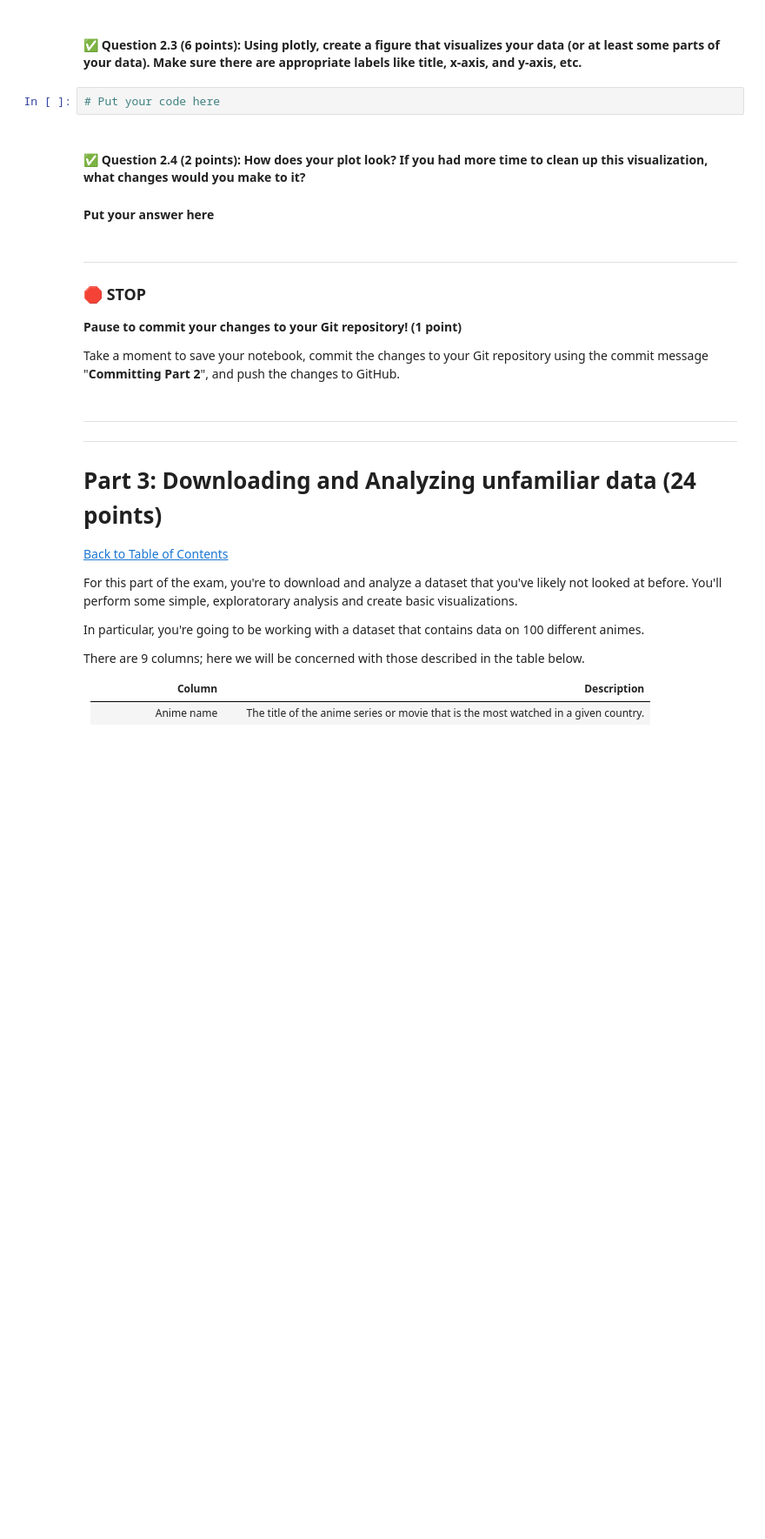
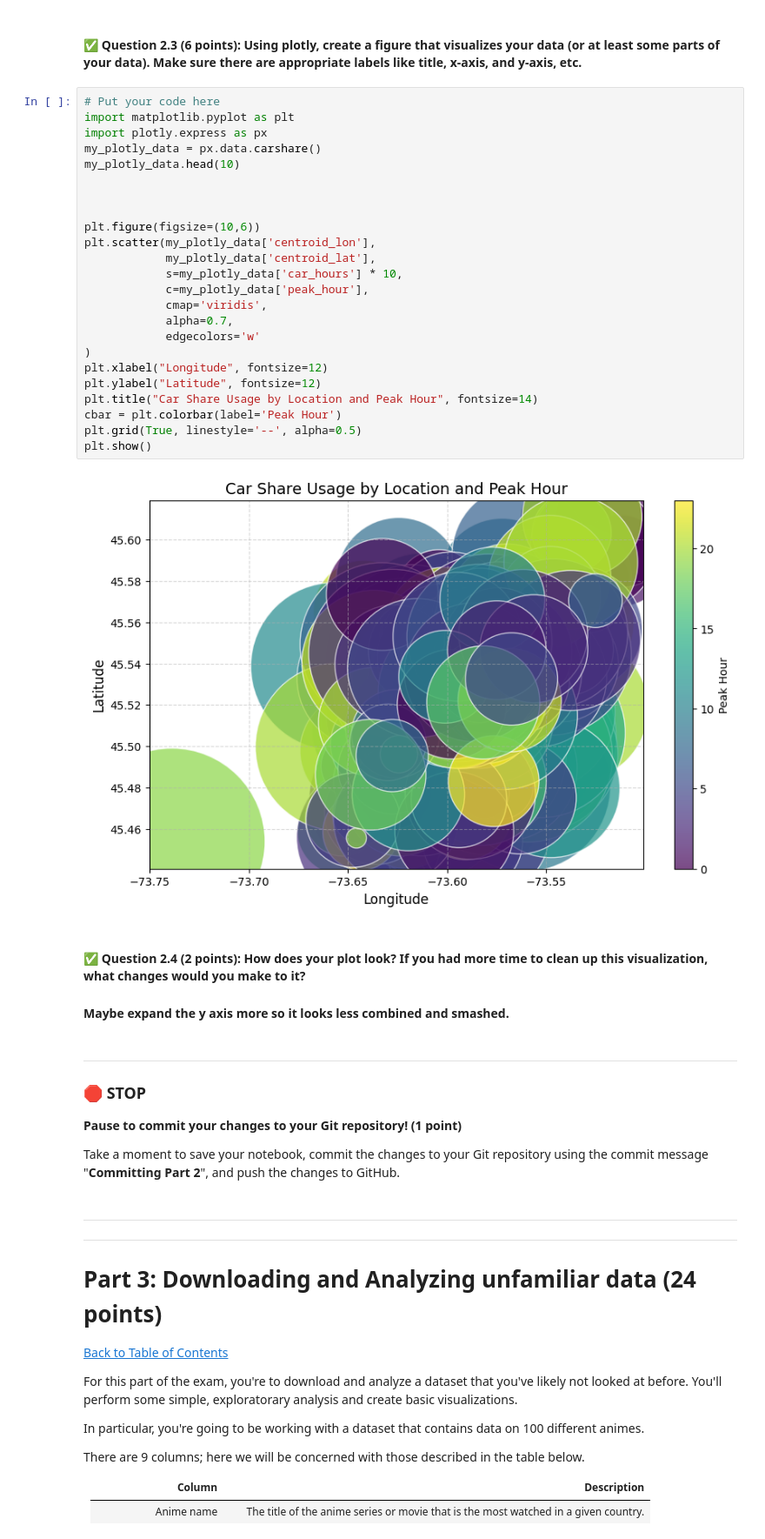
Before and after one commit to jared-evans14/cmse202-s25-turnin, a Jupyter notebook: exams/midterm/CMSE202-Midterm-Section002-JaredEvans.ipynb, the cells around one changed output. Shown at 87% size. Drawn from its saved outputs; the diff is of its cells as text; blank space fills up the shorter version.

```diff
--- a/exams/midterm/CMSE202-Midterm-Section002-JaredEvans.ipynb
+++ b/exams/midterm/CMSE202-Midterm-Section002-JaredEvans.ipynb
@@ -178,10 +194,34 @@ Let's install and use the plotly package
 #### &#9989; **Question 2.3 (6 points)**: Using plotly, create a figure that visualizes your data (or at least some parts of your data). Make sure there are appropriate labels like title, x-axis, and y-axis, etc.
 # %%
 # Put your code here
+import matplotlib.pyplot as plt
+import plotly.express as px
+my_plotly_data = px.data.carshare()
+my_plotly_data.head(10)
+
+
+
+plt.figure(figsize=(10,6))
+plt.scatter(my_plotly_data['centroid_lon'],
+            my_plotly_data['centroid_lat'],
+            s=my_plotly_data['car_hours'] * 10,
+            c=my_plotly_data['peak_hour'],
+            cmap='viridis',
+            alpha=0.7,
+            edgecolors='w'
+)
+plt.xlabel("Longitude", fontsize=12)
+plt.ylabel("Latitude", fontsize=12)
+plt.title("Car Share Usage by Location and Peak Hour", fontsize=14)
+cbar = plt.colorbar(label='Peak Hour')
+plt.grid(True, linestyle='--', alpha=0.5)
+plt.show()
+# %% [output]
+[figure, added]
 # %% [markdown]
 #### &#9989; **Question 2.4 (2 points)**: How does your plot look? If you had more time to clean up this visualization, what changes would you make to it?
 # %% [markdown]
-**Put your answer here**
+**Maybe expand the y axis more so it looks less combined and smashed.**
 # %% [markdown]
 ---
 ### &#128721; STOP
```
Also changed, not shown: parts of 4 cells of this notebook.
